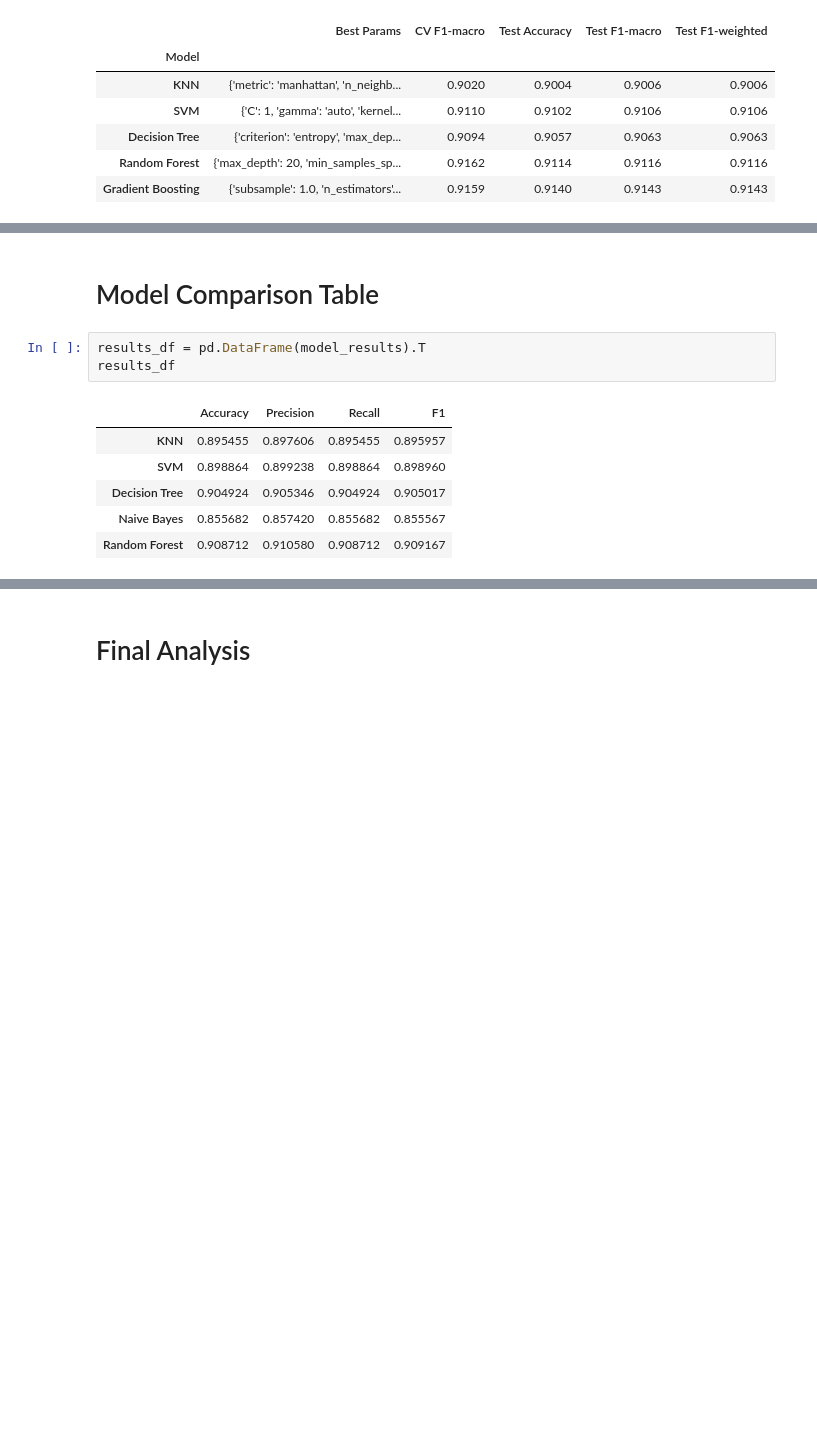
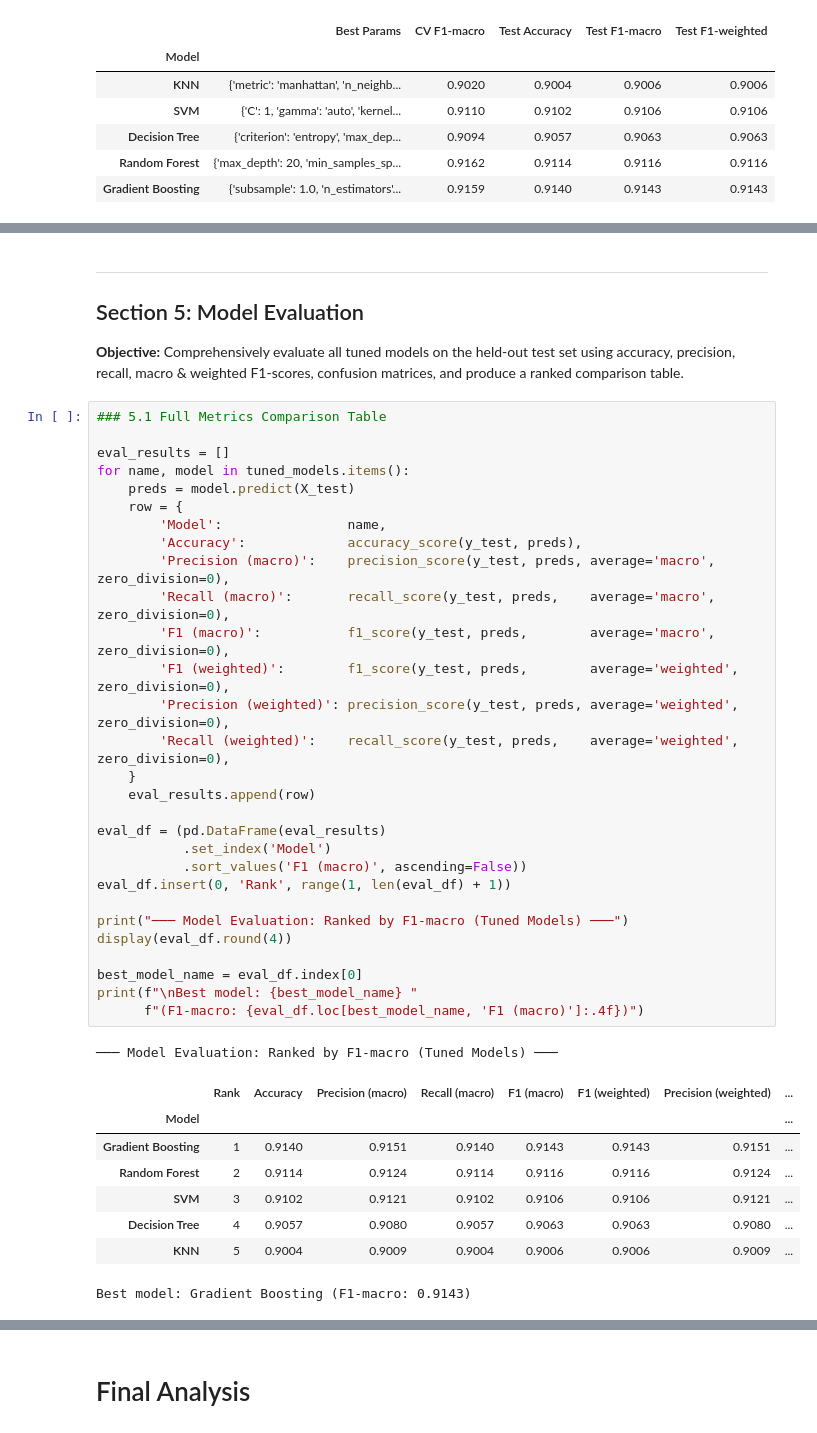
Before and after one commit to naveenranjolkar-maker/Bits_pilani, a Jupyter notebook: PS3.ipynb, the cells around one changed output, grey strips where cells are left out. Saved outputs shown, nothing was run; the diff lists cells and outputs as text; blank space fills up the shorter version.

Commit message:
Update: Model Evaluation

```diff
--- a/PS3.ipynb
+++ b/PS3.ipynb
@@ -1220,12 +1251,44 @@ weighted avg       0.92      0.92      0.92      2640
 # %% [markdown]
-# Model Comparison Table
+---
+## Section 5: Model Evaluation
+
+**Objective:** Comprehensively evaluate all tuned models on the held-out test set using accuracy, precision, recall, macro & weighted F1-scores, confusion matrices, and produce a ranked comparison table.
 # %%
-results_df = pd.DataFrame(model_results).T
-results_df
+### 5.1 Full Metrics Comparison Table
+
+eval_results = []
+for name, model in tuned_models.items():
+    preds = model.predict(X_test)
+    row = {
+        'Model':                name,
+        'Accuracy':             accuracy_score(y_test, preds),
+        'Precision (macro)':    precision_score(y_test, preds, average='macro',    zero_division=0),
+        'Recall (macro)':       recall_score(y_test, preds,    average='macro',    zero_division=0),
+        'F1 (macro)':           f1_score(y_test, preds,        average='macro',    zero_division=0),
+        'F1 (weighted)':        f1_score(y_test, preds,        average='weighted', zero_division=0),
+        'Precision (weighted)': precision_score(y_test, preds, average='weighted', zero_division=0),
+        'Recall (weighted)':    recall_score(y_test, preds,    average='weighted', zero_division=0),
+    }
+    eval_results.append(row)
+
+eval_df = (pd.DataFrame(eval_results)
+           .set_index('Model')
+           .sort_values('F1 (macro)', ascending=False))
+eval_df.insert(0, 'Rank', range(1, len(eval_df) + 1))
+
+print("─── Model Evaluation: Ranked by F1-macro (Tuned Models) ───")
+display(eval_df.round(4))
+
+best_model_name = eval_df.index[0]
+print(f"\nBest model: {best_model_name} "
+      f"(F1-macro: {eval_df.loc[best_model_name, 'F1 (macro)']:.4f})")
 # %% [output]
+─── Model Evaluation: Ranked by F1-macro (Tuned Models) ───
-|  | Accuracy | Precision | Recall | F1 |
-| KNN | 0.895455 | 0.897606 | 0.895455 | 0.895957 |
-| SVM | 0.898864 | 0.899238 | 0.898864 | 0.898960 |
-| Decision Tree | 0.904924 | 0.905346 | 0.904924 | 0.905017 |
-| Naive Bayes | 0.855682 | 0.857420 | 0.855682 | 0.855567 |
-| Random Forest | 0.908712 | 0.910580 | 0.908712 | 0.909167 |
+|  | Rank | Accuracy | Precision (macro) | Recall (macro) | F1 (macro) | F1 (weighted) | Precision (weighted) | ... |
+| Model |  |  |  |  |  |  |  | ... |
+| Gradient Boosting | 1 | 0.9140 | 0.9151 | 0.9140 | 0.9143 | 0.9143 | 0.9151 | ... |
+| Random Forest | 2 | 0.9114 | 0.9124 | 0.9114 | 0.9116 | 0.9116 | 0.9124 | ... |
+| SVM | 3 | 0.9102 | 0.9121 | 0.9102 | 0.9106 | 0.9106 | 0.9121 | ... |
+| Decision Tree | 4 | 0.9057 | 0.9080 | 0.9057 | 0.9063 | 0.9063 | 0.9080 | ... |
+| KNN | 5 | 0.9004 | 0.9009 | 0.9004 | 0.9006 | 0.9006 | 0.9009 | ... |
+Best model: Gradient Boosting (F1-macro: 0.9143)
```
Also changed, not shown: parts of 6 cells of this notebook.
